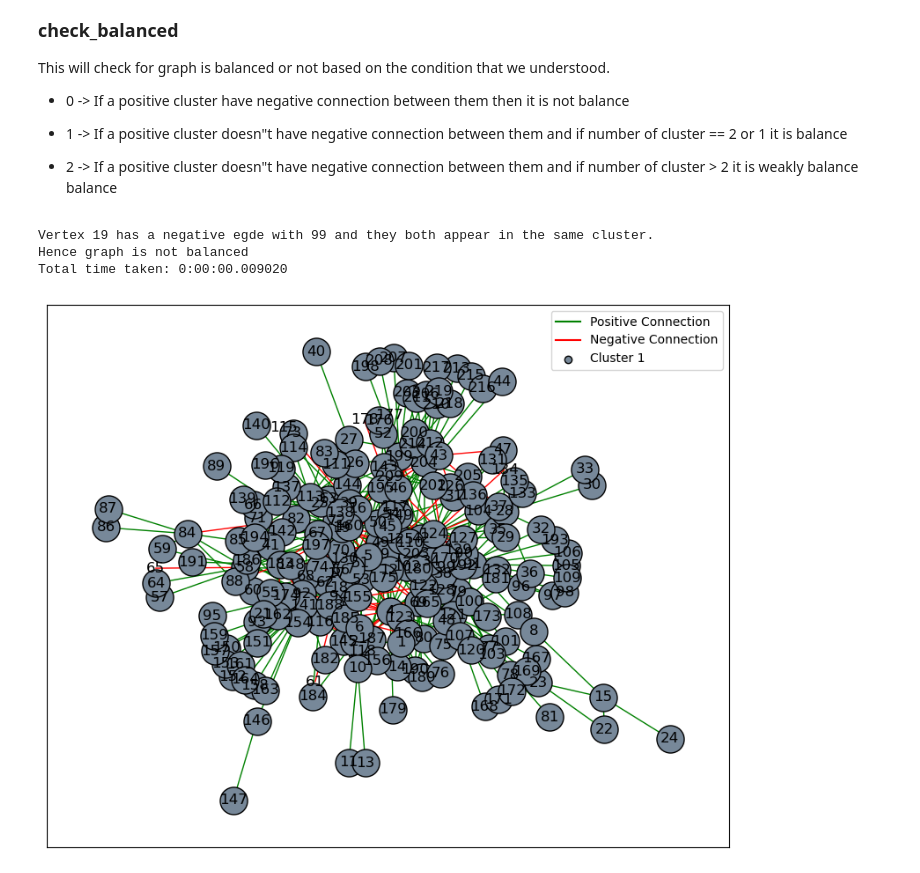
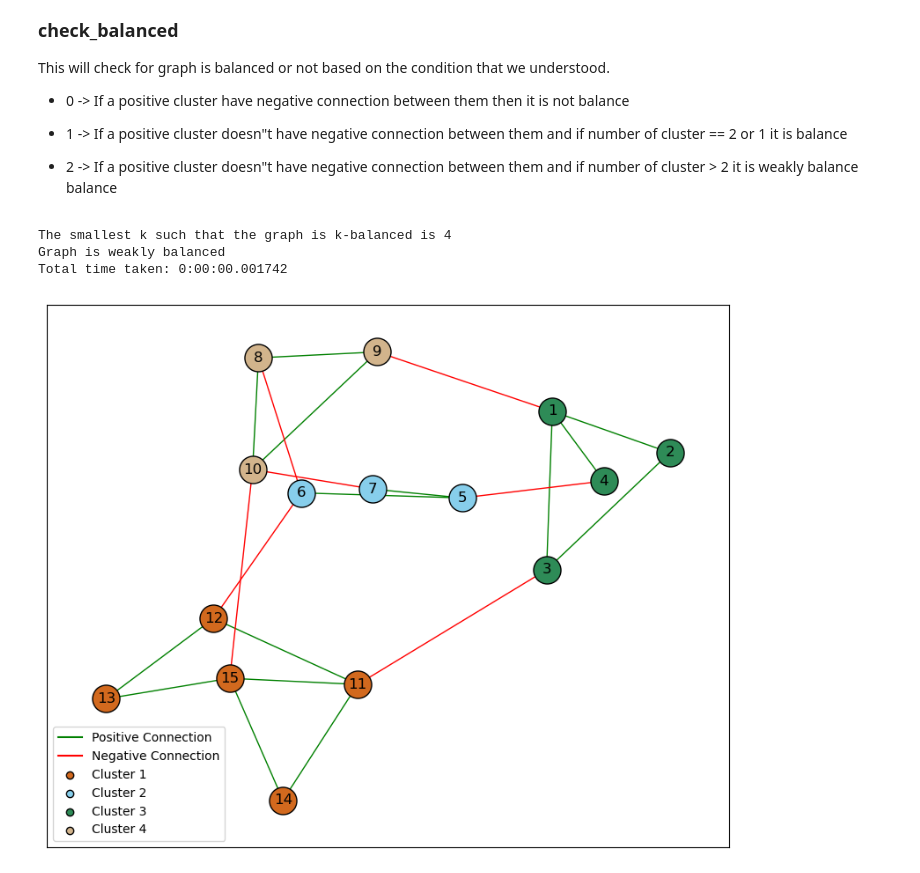
Before and after one commit to vinothvk99/Defensive-Alliance-with-Signed-Graph, a Jupyter notebook: Meeting_1/finding_graph_is_balanced.ipynb, the cells around one changed output. Saved outputs shown, nothing was run; the diff lists cells and outputs as text; code cells hidden in the pictures.

```diff
--- a/Meeting_1/finding_graph_is_balanced.ipynb
+++ b/Meeting_1/finding_graph_is_balanced.ipynb
@@ -170,7 +170,7 @@ start_time = time.monotonic()
 
 # code set 1
 # Read the signed graph from the text file
-file_path = r"/Users/mac/Desktop/Desktop/RCS_Signed_Graph/Meeting_1/graph_test_files/convote.txt"
+file_path = r"/Users/mac/Desktop/Desktop/RCS_Signed_Graph/Meeting_1/graph_test_files/test1.txt"
 
 # preparing edges to check whether the graph is balanced or not
 graph = read_signed_graph_from_file(file_path)
@@ -217,11 +217,11 @@ is_balanced = check_balanced(clu, neg)
 
 # check_balance function returns 0,1,2. Used these numbers just for reference. The the output will depends on those number
 if(is_balanced == 0):
-    print("Hence graph is not balanced")
+    print("Graph is not balanced")
 if(is_balanced == 1):
     print("Graph is balanced")
 if(is_balanced == 2):
-    print("Hence graph is weakly balanced")
+    print("Graph is weakly balanced")
 
 end_time = time.monotonic()
 print("Total time taken:",timedelta(seconds=end_time - start_time))
@@ -235,35 +235,35 @@ pos = nx.spring_layout(signed_graph)
 positive_edges = [(u, v) for u, v, data in signed_graph.edges(data=True) if data['sign'] == 1]
 negative_edges = [(u, v) for u, v, data in signed_graph.edges(data=True) if data['sign'] == -1]
 
 all_colors = list(mcolors.CSS4_COLORS.keys())
 random.shuffle(all_colors)
 
 # Create a dictionary to map clusters to colors
 cluster_colors = {tuple(cluster): all_colors[i % len(all_colors)] for i, cluster in enumerate(clu)}
 
 for cluster in clu:
     color = cluster_colors[tuple(cluster)]
     nx.draw_networkx_nodes(signed_graph, pos, nodelist = cluster, node_color=color, node_size=500, edgecolors='black', linewidths=1.0)
 nx.draw_networkx_edges(signed_graph, pos, edgelist=positive_edges, edge_color='green')
 nx.draw_networkx_edges(signed_graph, pos, edgelist=negative_edges, edge_color='red')
 nx.draw_networkx_labels(signed_graph, pos, font_size=12, font_color='black')
 
 # plt.axis('off')
 plt.plot([0], color='green', label='Positive Connection')
 plt.plot([0], color='red', label='Negative Connection')
 i = 1
 for cluster in clu:
     color = cluster_colors[tuple(cluster)]
     plt.scatter([], [], color=color, label=f'Cluster {i}', marker='o', edgecolor='black')
     i+= 1
 
 
 # Adding legend
-plt.legend(loc='upper right')
+plt.legend(loc='lower left')
 
 plt.show()
 # %% [output]
-Vertex 19 has a negative egde with 99 and they both appear in the same cluster.
-Hence graph is not balanced
-Total time taken: 0:00:00.009020
+The smallest k such that the graph is k-balanced is 4
+Graph is weakly balanced
+Total time taken: 0:00:00.001742
-[figure, old version]
+[figure, new version]
```
Also changed, not shown: parts of 1 cell of this notebook, 20 other files.
